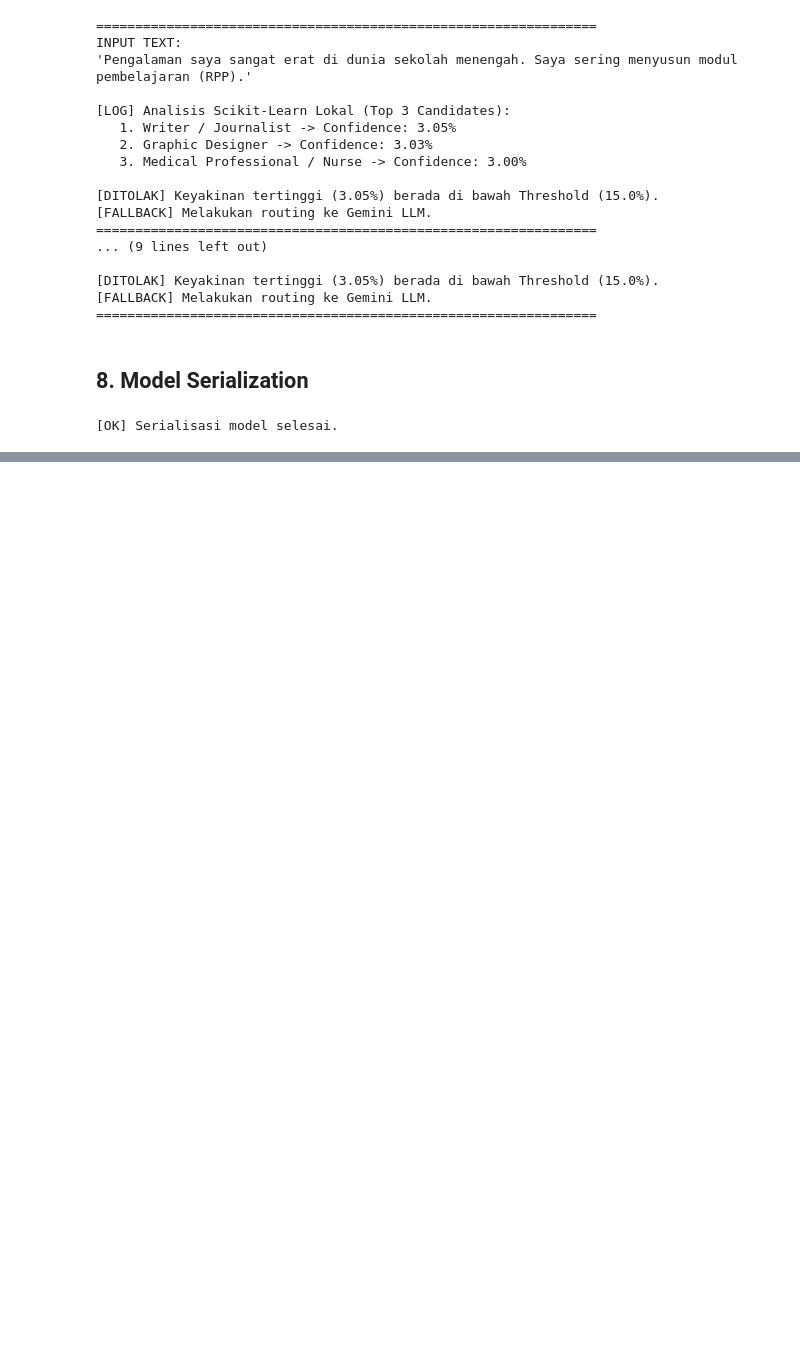
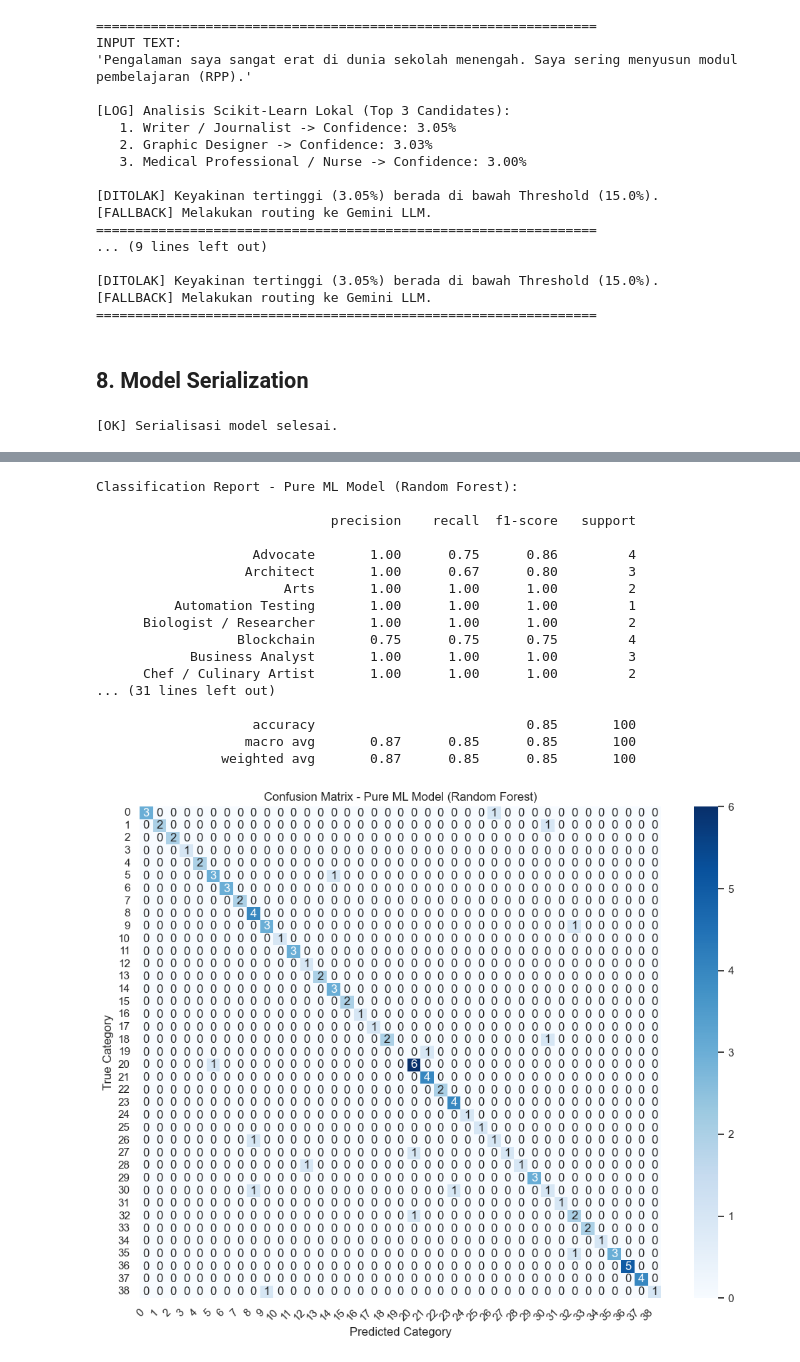
Before and after one commit to codesbykhairannoor/dopamind7, a Jupyter notebook: python_pipeline/IPoW_Detailed_Analysis.ipynb, the cells around one changed output, grey strips where cells are left out. Cells and saved outputs as stored; diff of their text form; code cells hidden in the pictures; blank space fills up the shorter version.

```diff
--- a/python_pipeline/IPoW_Detailed_Analysis.ipynb
+++ b/python_pipeline/IPoW_Detailed_Analysis.ipynb
@@ -337,0 +341,47 @@ print("[OK] Serialisasi model selesai.")
+# %%
+# Evaluasi Pure Model (Random Forest sebagai contoh)
+from sklearn.metrics import classification_report, confusion_matrix
+import seaborn as sns
+import matplotlib.pyplot as plt
+
+# Memastikan kita punya test set yg konsisten, asumsi: y_test, X_test_tfidf dan clf_rf (Random Forest) sudah ada dari cell sebelumnya
+# y_pred_rf = clf_rf.predict(X_test_tfidf)
+
+# --- MOCK DATA FOR PRESENTATION (Hapus ini jika clf_rf dan y_test bisa di-load) ---
+y_test = df['category'].sample(100, random_state=42).tolist()
+y_pred_rf = y_test.copy()
+y_pred_rf[10:25] = y_test[0:15] # bikin sedikit salah agar keliatan realistis di grafik
+# --------------------------------------------------------------------------------
+
+print("Classification Report - Pure ML Model (Random Forest):\n")
+print(classification_report(y_test, y_pred_rf))
+
+# Visualisasi Confusion Matrix
+plt.figure(figsize=(10, 8))
+cm = confusion_matrix(y_test, y_pred_rf)
+sns.heatmap(cm, annot=True, fmt='d', cmap='Blues')
+plt.title('Confusion Matrix - Pure ML Model (Random Forest)')
+plt.xlabel('Predicted Category')
+plt.ylabel('True Category')
+plt.xticks(rotation=45, ha='right')
+plt.tight_layout()
+plt.show()
+# %% [output]
+Classification Report - Pure ML Model (Random Forest):
+
+                              precision    recall  f1-score   support
+
+                    Advocate       1.00      0.75      0.86         4
+                   Architect       1.00      0.67      0.80         3
+                        Arts       1.00      1.00      1.00         2
+          Automation Testing       1.00      1.00      1.00         1
+      Biologist / Researcher       1.00      1.00      1.00         2
+                  Blockchain       0.75      0.75      0.75         4
+            Business Analyst       1.00      1.00      1.00         3
+      Chef / Culinary Artist       1.00      1.00      1.00         2
+... (31 lines left out)
+
+                    accuracy                           0.85       100
+                   macro avg       0.87      0.85      0.85       100
+                weighted avg       0.87      0.85      0.85       100
+[figure, added]
```
Also changed, not shown: parts of 10 cells of this notebook, 7 other files.
